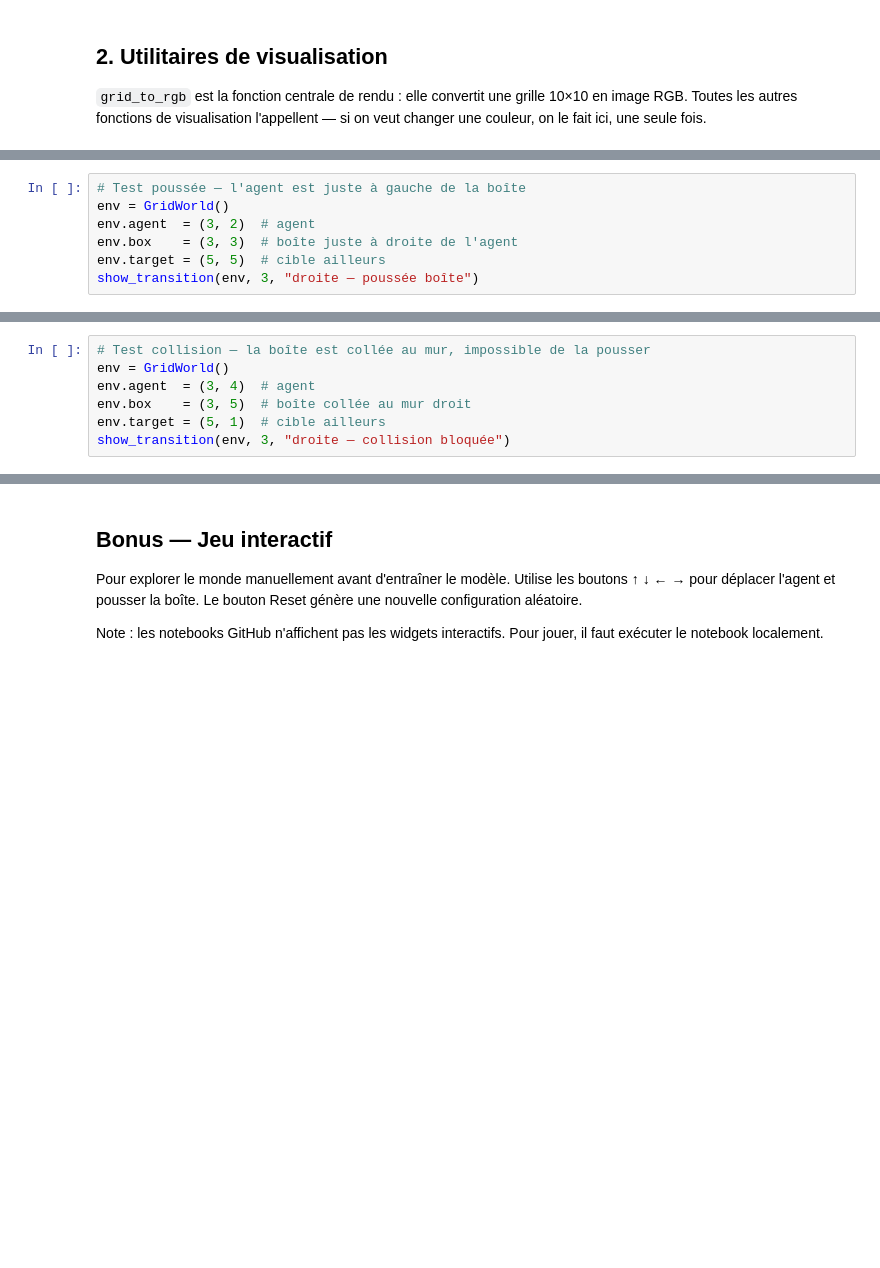
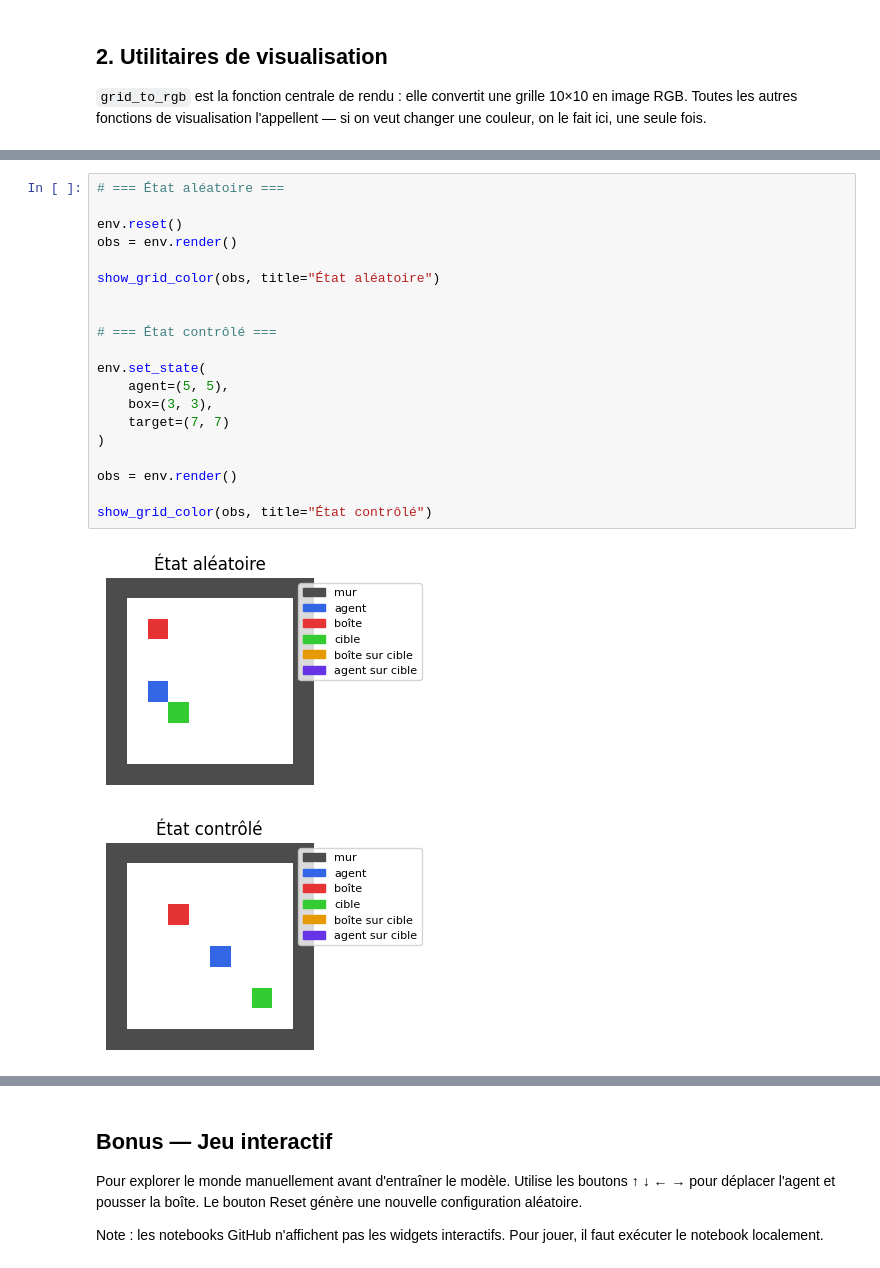
Before and after one commit to Stabadev/mini-world-model, a Jupyter notebook: notebooks/01_environment.ipynb, the cells around one changed output, grey strips where cells are left out. Cells and saved outputs as stored; diff of their text form; blank space fills up the shorter version.

```diff
--- a/notebooks/01_environment.ipynb
+++ b/notebooks/01_environment.ipynb
@@ -143,7 +125,0 @@ show_transition(env, 3, "droite")  # action 3 = droite
-# %%
-# Test poussée — l'agent est juste à gauche de la boîte
-env = GridWorld()
-env.agent  = (3, 2)  # agent
-env.box    = (3, 3)  # boîte juste à droite de l'agent
-env.target = (5, 5)  # cible ailleurs
-show_transition(env, 3, "droite — poussée boîte")
@@ -152,7 +125,0 @@ show_transition(env, 3, "droite — poussée boîte")
-# %%
-# Test collision — la boîte est collée au mur, impossible de la pousser
-env = GridWorld()
-env.agent  = (3, 4)  # agent
-env.box    = (3, 5)  # boîte collée au mur droit
-env.target = (5, 1)  # cible ailleurs
-show_transition(env, 3, "droite — collision bloquée")
@@ -316,0 +216,23 @@ Dataset sauvegardé dans data/
+# %%
+# === État aléatoire ===
+
+env.reset()
+obs = env.render()
+
+show_grid_color(obs, title="État aléatoire")
+
+
+# === État contrôlé ===
+
+env.set_state(
+    agent=(5, 5),
+    box=(3, 3),
+    target=(7, 7)
+)
+
+obs = env.render()
+
+show_grid_color(obs, title="État contrôlé")
+# %% [output]
+[figure, added]
+[figure, added]
```
Also changed, not shown: parts of 57 cells of this notebook, 1 other file.
